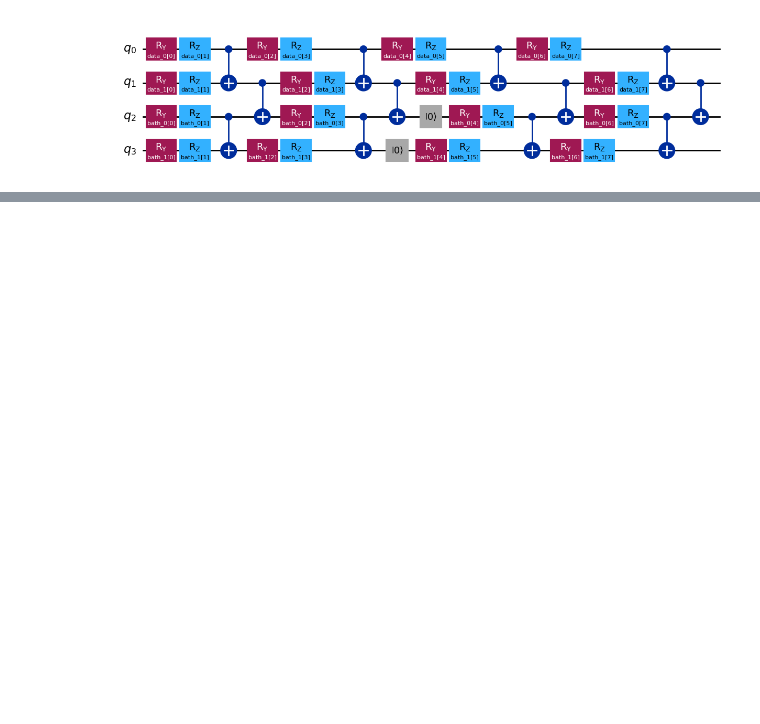
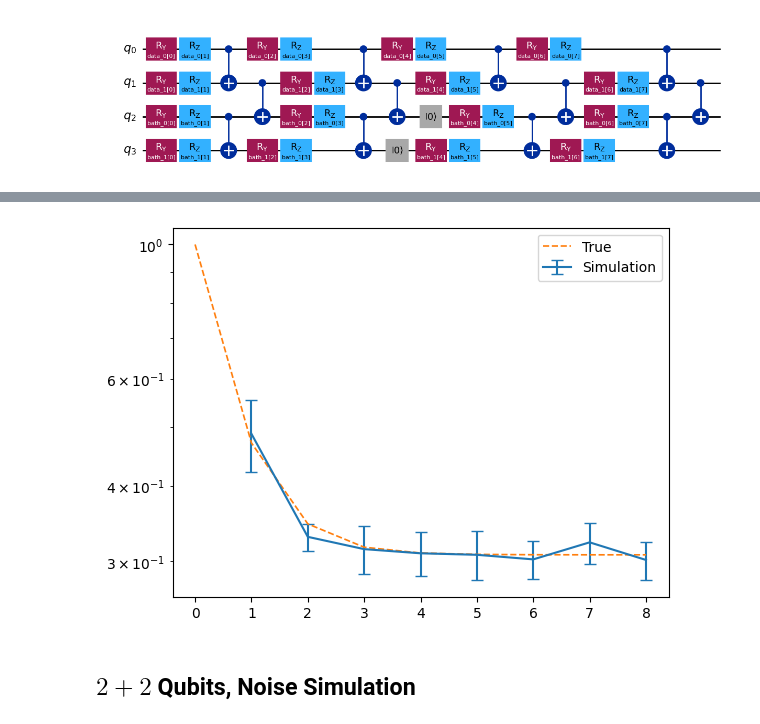
Before and after one commit to bzGit06/HaarQML, a Jupyter notebook: HDT_purity_qiskit.ipynb, the cells around one changed output, grey strips where cells are left out. Saved outputs shown, nothing was run; the diff lists cells and outputs as text; code cells hidden in the pictures; blank space fills up the shorter version.

Commit message:
update conditional state purity

```diff
--- a/HDT_purity_qiskit.ipynb
+++ b/HDT_purity_qiskit.ipynb
@@ -63,0 +61,5 @@ pauli_op = ["I", "X", "Y", "Z"]
+# %%
+def FP1evo(dA, dB, ts):
+    r = (dA**2 - 1)*dB/(dA**2 * dB**2 - 1)
+    c = dA*(dB + 1) + (dA - 1)*(dA * dB - 1)*r**ts
+    return c/(dA**2 * dB + 1)
@@ -324,0 +141,13 @@ plt.grid(linestyle='--')
+# %%
+purities = np.load(f'data/experiment/purity/ideal/purity_Nb{n_bath}L{n_depth}.npy')
+avg_purities = purities.mean(1)
+std_purities = purities.std(1)
+
+plt.errorbar(np.arange(1, 9), avg_purities, yerr=std_purities, label='Simulation', capsize=4)
+plt.plot(np.arange(9), FP1evo(4, 4, np.arange(9)), linewidth=1.2, linestyle='--', label='True')
+plt.legend()
+plt.yscale('log')
+# %% [output]
+[figure, added]
+# %% [markdown]
+## $2+2$ Qubits, Noise Simulation
```
Also changed, not shown: parts of 47 cells of this notebook.
